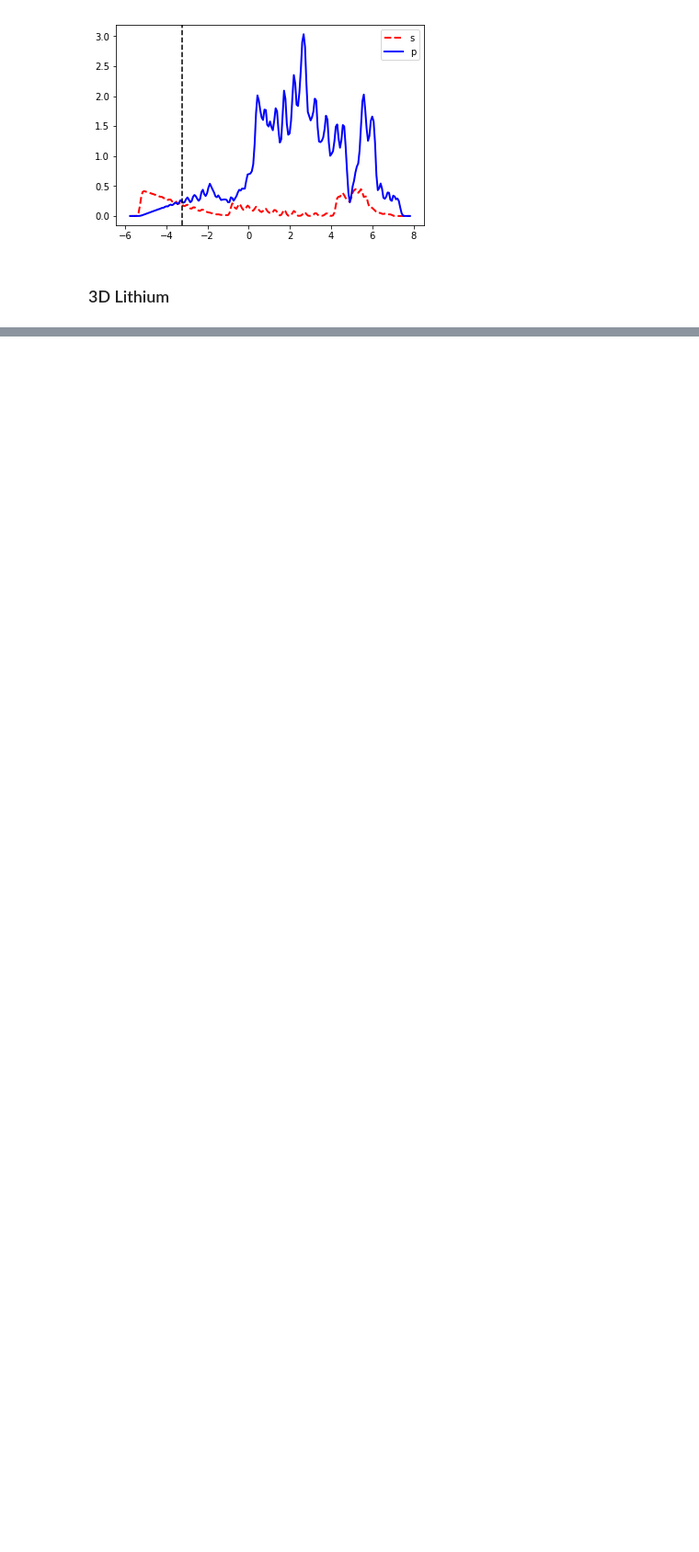
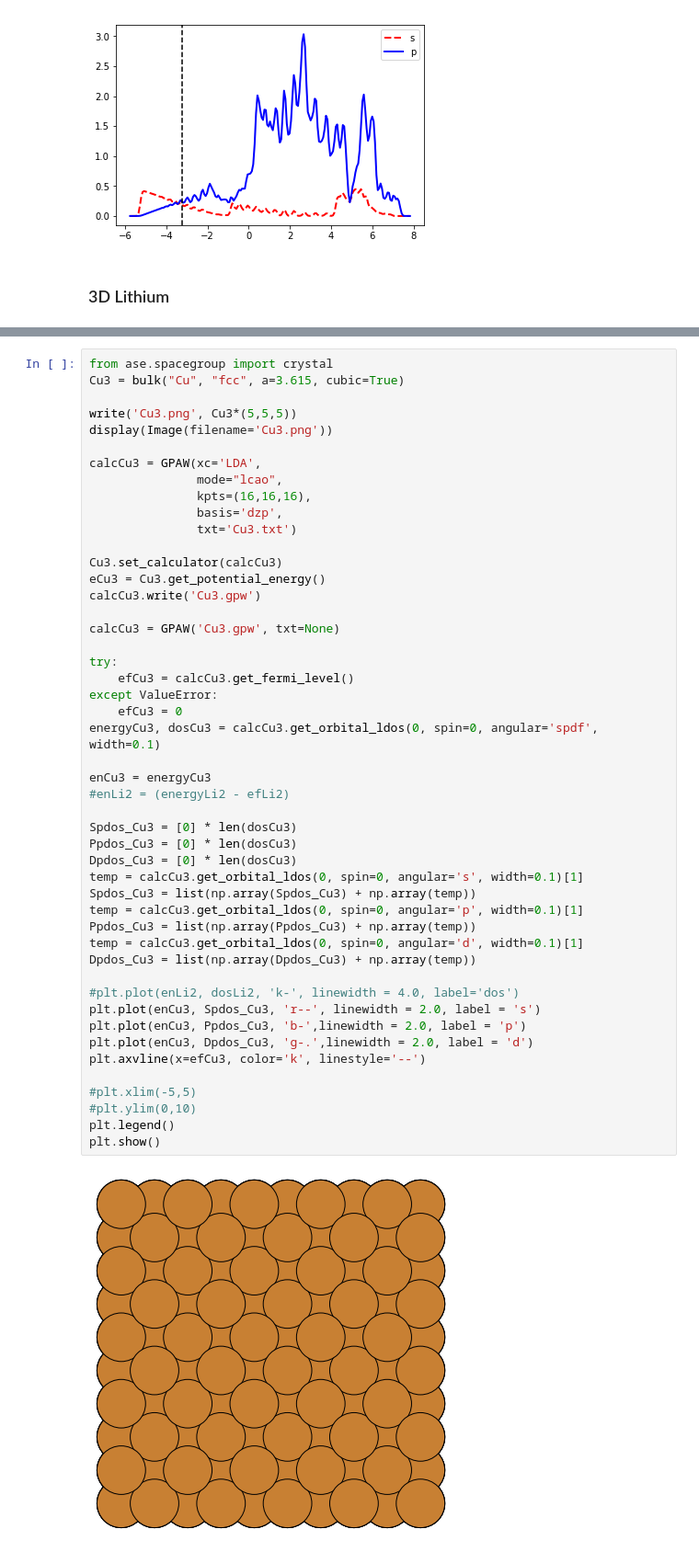
Before and after one commit to vilab-tartu/LOKT.02.048, a Jupyter notebook: DOS/Li.ipynb, the cells around one changed output, grey strips where cells are left out. Shown at 92% size. Cells and saved outputs as stored; diff of their text form; blank space fills up the shorter version.

```diff
--- a/DOS/Li.ipynb
+++ b/DOS/Li.ipynb
@@ -279,0 +301,50 @@ plt.show()
+# %%
+from ase.spacegroup import crystal
+Cu3 = bulk("Cu", "fcc", a=3.615, cubic=True)
+
+write('Cu3.png', Cu3*(5,5,5))
+display(Image(filename='Cu3.png'))
+
+calcCu3 = GPAW(xc='LDA',
+               mode="lcao",
+               kpts=(16,16,16),
+               basis='dzp',
+               txt='Cu3.txt')
+
+Cu3.set_calculator(calcCu3)
+eCu3 = Cu3.get_potential_energy()
+calcCu3.write('Cu3.gpw')
+
+calcCu3 = GPAW('Cu3.gpw', txt=None)
+
+try:
+    efCu3 = calcCu3.get_fermi_level()
+except ValueError:
+    efCu3 = 0
+energyCu3, dosCu3 = calcCu3.get_orbital_ldos(0, spin=0, angular='spdf', width=0.1)
+
+enCu3 = energyCu3
+#enLi2 = (energyLi2 - efLi2)
+
+Spdos_Cu3 = [0] * len(dosCu3)
+Ppdos_Cu3 = [0] * len(dosCu3)
+Dpdos_Cu3 = [0] * len(dosCu3)
+temp = calcCu3.get_orbital_ldos(0, spin=0, angular='s', width=0.1)[1]
+Spdos_Cu3 = list(np.array(Spdos_Cu3) + np.array(temp))
+temp = calcCu3.get_orbital_ldos(0, spin=0, angular='p', width=0.1)[1]
+Ppdos_Cu3 = list(np.array(Ppdos_Cu3) + np.array(temp))
+temp = calcCu3.get_orbital_ldos(0, spin=0, angular='d', width=0.1)[1]
+Dpdos_Cu3 = list(np.array(Dpdos_Cu3) + np.array(temp))
+
+#plt.plot(enLi2, dosLi2, 'k-', linewidth = 4.0, label='dos')
+plt.plot(enCu3, Spdos_Cu3, 'r--', linewidth = 2.0, label = 's')
+plt.plot(enCu3, Ppdos_Cu3, 'b-',linewidth = 2.0, label = 'p')
+plt.plot(enCu3, Dpdos_Cu3, 'g-.',linewidth = 2.0, label = 'd')
+plt.axvline(x=efCu3, color='k', linestyle='--')
+
+#plt.xlim(-5,5)
+#plt.ylim(0,10)
+plt.legend()
+plt.show()
+# %% [output]
+[figure, added]
```
Also changed, not shown: parts of 5 cells of this notebook, 11 other files.
